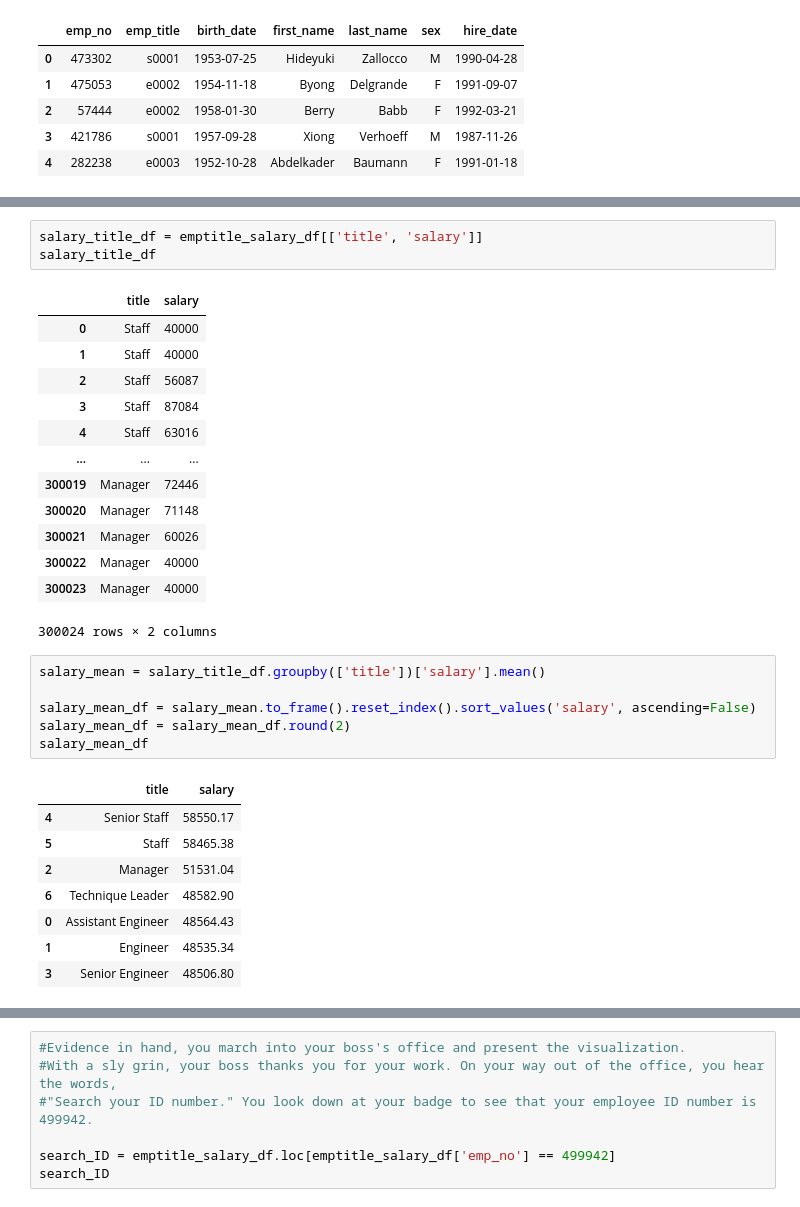
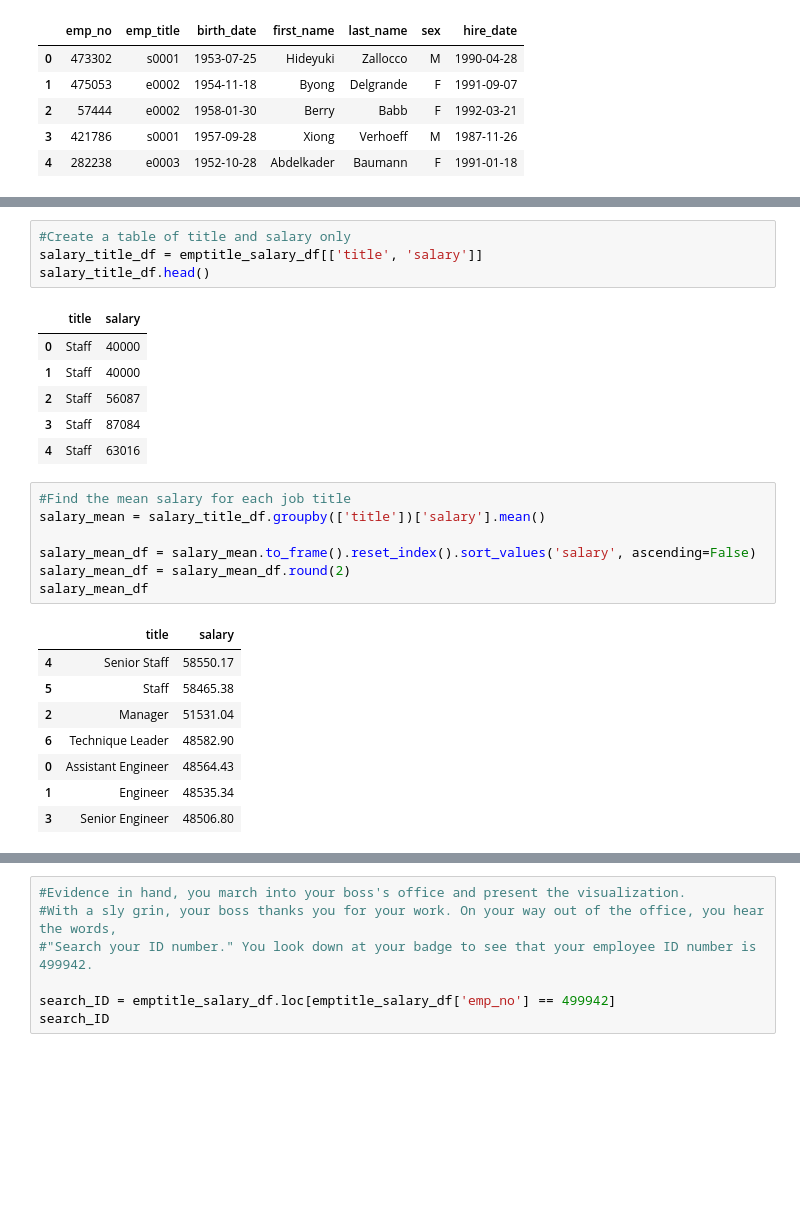
Before and after one commit to Polaris-pixel/SQL-Challenge, a Jupyter notebook: EmployeesSQL(Bonus).ipynb, the cells around one changed output, grey strips where cells are left out. Drawn from its saved outputs; the diff is of its cells as text; blank space fills up the shorter version.

```diff
--- a/EmployeesSQL(Bonus).ipynb
+++ b/EmployeesSQL(Bonus).ipynb
@@ -102,21 +91,16 @@ emptitle_salary_df
-# %%
-salary_title_df = emptitle_salary_df[['title', 'salary']]
-salary_title_df
-# %% [output]
-|  | title | salary |
-| 0 | Staff | 40000 |
-| 1 | Staff | 40000 |
-| 2 | Staff | 56087 |
-| 3 | Staff | 87084 |
-| 4 | Staff | 63016 |
-| ... | ... | ... |
-| 300019 | Manager | 72446 |
-| 300020 | Manager | 71148 |
-| 300021 | Manager | 60026 |
-| 300022 | Manager | 40000 |
-| 300023 | Manager | 40000 |
-300024 rows × 2 columns
+# %%
+#Create a table of title and salary only
+salary_title_df = emptitle_salary_df[['title', 'salary']]
+salary_title_df.head()
+# %% [output]
+|  | title | salary |
+| 0 | Staff | 40000 |
+| 1 | Staff | 40000 |
+| 2 | Staff | 56087 |
+| 3 | Staff | 87084 |
+| 4 | Staff | 63016 |
 # %%
+#Find the mean salary for each job title
 salary_mean = salary_title_df.groupby(['title'])['salary'].mean()
 
 salary_mean_df = salary_mean.to_frame().reset_index().sort_values('salary', ascending=False)
```
Also changed, not shown: parts of 5 cells of this notebook, 7 other files.
